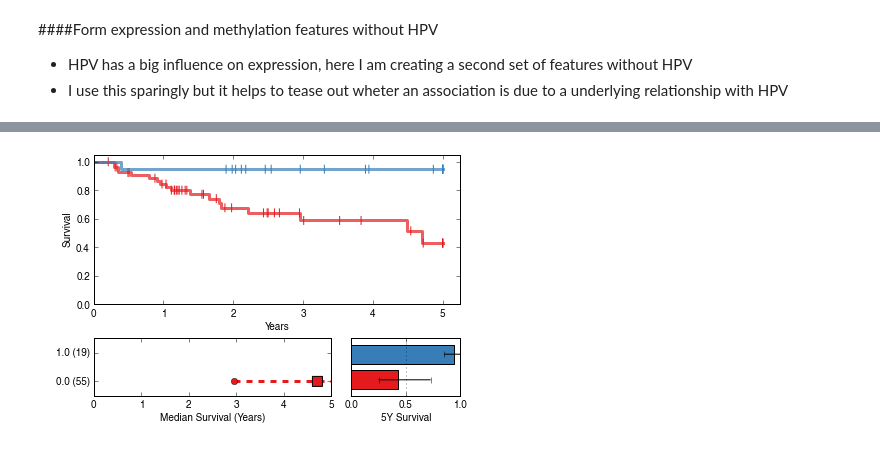
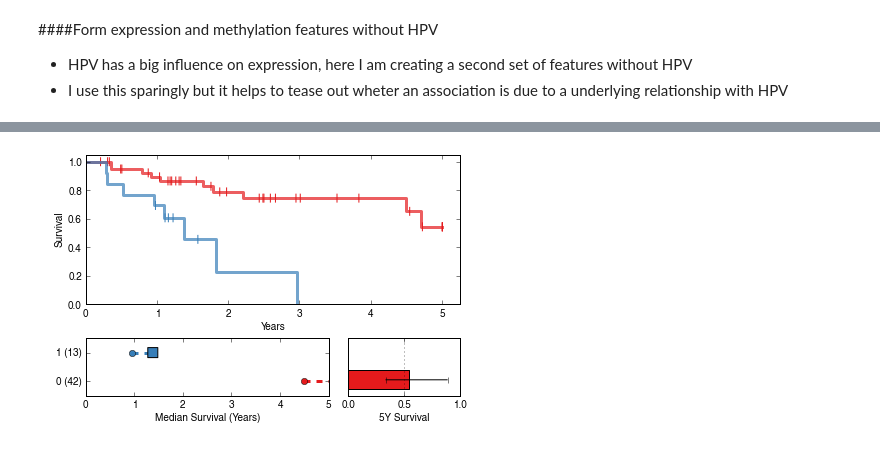
Before and after one commit to theandygross/TCGA, a Jupyter notebook: Pathway_Merge/Notebooks/HNSC_Multivariate_Model_paramaterized.ipynb, the cells around one changed output, grey strips where cells are left out. Drawn from its saved outputs; the diff is of its cells as text; code cells hidden in the pictures.

```diff
--- a/Pathway_Merge/Notebooks/HNSC_Multivariate_Model_paramaterized.ipynb
+++ b/Pathway_Merge/Notebooks/HNSC_Multivariate_Model_paramaterized.ipynb
@@ -539,0 +156,3 @@ res.sort('LR').head()
+# %%
+two_hit = combo == 'both'
+survival_and_stats(two_hit, surv, figsize=(6,4))
@@ -539,0 +161,2 @@ res.sort('LR').head()
+# %%
+res, feature_age, univariate, keepers_o, df = run_screen([hpv_inferred==1, two_hit==1], [age, old])
@@ -540,4 +171,4 @@ res.sort('LR').head()
 # %%
-p16 = data_sets['deletion']['9p21.3'].ix[keepers_o].dropna()
-survival_and_stats(p16, survival.survival_5y, figsize=(6,4))
+ras = df.ix['mutation'].ix['BIOCARTA_CARDIACEGF_PATHWAY'].ix[keepers_o].dropna()
+survival_and_stats(ras, surv, figsize=(6,4))
 # %% [output]
@@ -544,0 +176,2 @@ survival_and_stats(p16, survival.survival_5y, figsize=(6,4))
+# %%
+res, feature_age, univariate, keepers_o, df = run_screen([hpv_inferred==1, two_hit==1, ras==1], [age, old])
@@ -545,5 +187,5 @@ survival_and_stats(p16, survival.survival_5y, figsize=(6,4))
 # %%
-ras = data_sets['mutation']['BIOCARTA_CARDIACEGF_PATHWAY'].ix[keepers_o].dropna()
-survival_and_stats(ras, survival.survival_5y, figsize=(6,4))
+mdm2 = df.ix['amplification'].ix['12q15'].ix[keepers_o].dropna()
+survival_and_stats(mdm2, surv, figsize=(6,4))
 # %% [output]
-[figure, old version]
+[figure, new version]
```
Also changed, not shown: parts of 100 cells of this notebook, 33 other files.
